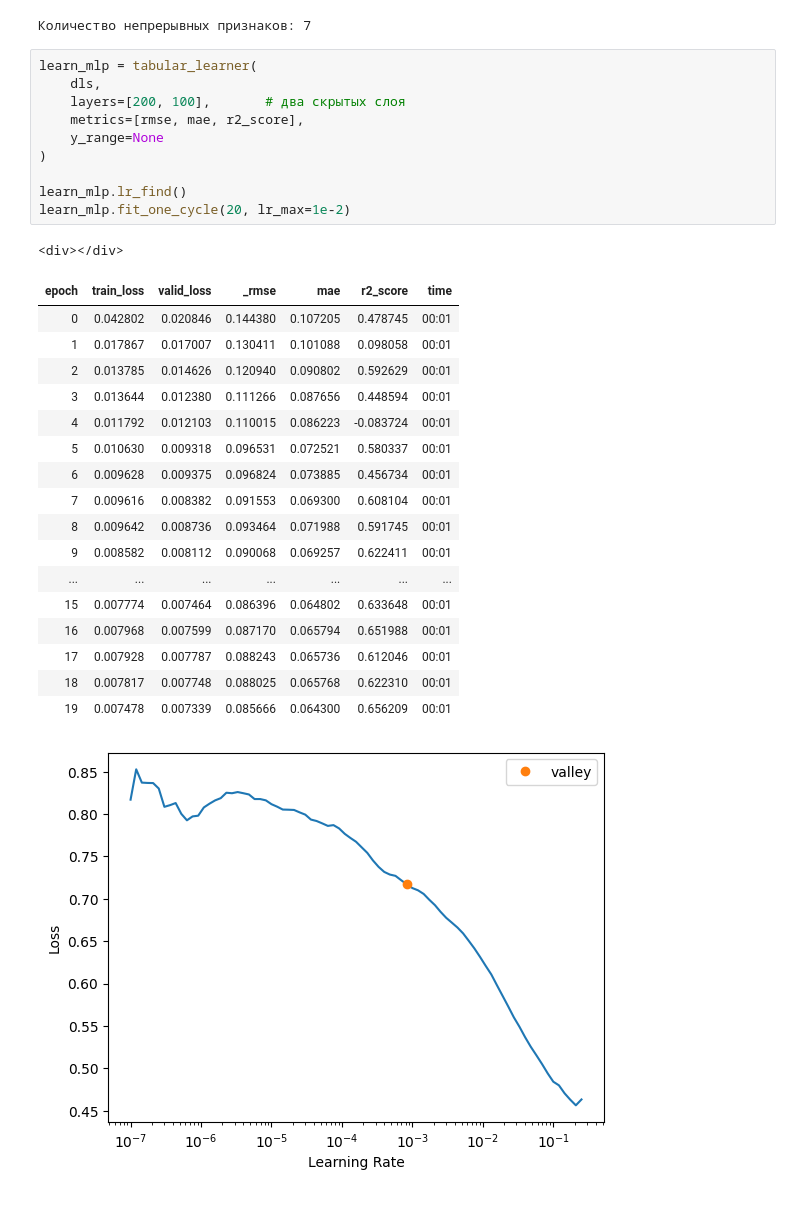
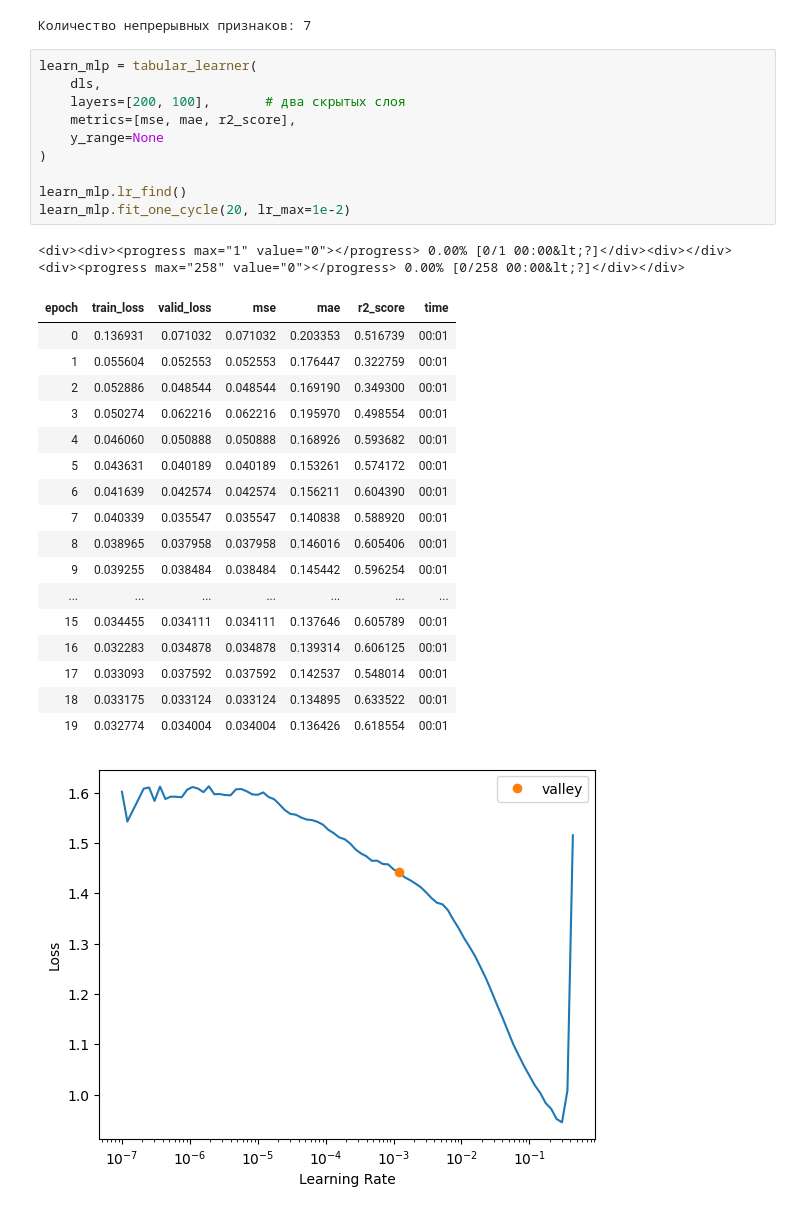
Before and after one commit to Dima1803Mel/Magistr-project, a Jupyter notebook: notebooks/california_ml_dl_methods.ipynb, the cells around one changed output. Drawn from its saved outputs; the diff is of its cells as text.

```diff
--- a/notebooks/california_ml_dl_methods.ipynb
+++ b/notebooks/california_ml_dl_methods.ipynb
@@ -363,30 +365,30 @@ print(f"Количество непрерывных признаков: {len(dls
 # %%
 learn_mlp = tabular_learner(
     dls,
     layers=[200, 100],       # два скрытых слоя
-    metrics=[rmse, mae, r2_score],
+    metrics=[mse, mae, r2_score],
     y_range=None
 )
 
 learn_mlp.lr_find()
 learn_mlp.fit_one_cycle(20, lr_max=1e-2)
 # %% [output]
-<div></div>
+<div><div><progress max="1" value="0"></progress> 0.00% [0/1 00:00&lt;?]</div><div></div><div><progress max="258" value="0"></progress> 0.00% [0/258 00:00&lt;?]</div></div>
-| epoch | train_loss | valid_loss | _rmse | mae | r2_score | time |
-| 0 | 0.042802 | 0.020846 | 0.144380 | 0.107205 | 0.478745 | 00:01 |
-| 1 | 0.017867 | 0.017007 | 0.130411 | 0.101088 | 0.098058 | 00:01 |
-| 2 | 0.013785 | 0.014626 | 0.120940 | 0.090802 | 0.592629 | 00:01 |
-| 3 | 0.013644 | 0.012380 | 0.111266 | 0.087656 | 0.448594 | 00:01 |
-| 4 | 0.011792 | 0.012103 | 0.110015 | 0.086223 | -0.083724 | 00:01 |
-| 5 | 0.010630 | 0.009318 | 0.096531 | 0.072521 | 0.580337 | 00:01 |
-| 6 | 0.009628 | 0.009375 | 0.096824 | 0.073885 | 0.456734 | 00:01 |
-| 7 | 0.009616 | 0.008382 | 0.091553 | 0.069300 | 0.608104 | 00:01 |
-| 8 | 0.009642 | 0.008736 | 0.093464 | 0.071988 | 0.591745 | 00:01 |
-| 9 | 0.008582 | 0.008112 | 0.090068 | 0.069257 | 0.622411 | 00:01 |
+| epoch | train_loss | valid_loss | mse | mae | r2_score | time |
+| 0 | 0.136931 | 0.071032 | 0.071032 | 0.203353 | 0.516739 | 00:01 |
+| 1 | 0.055604 | 0.052553 | 0.052553 | 0.176447 | 0.322759 | 00:01 |
+| 2 | 0.052886 | 0.048544 | 0.048544 | 0.169190 | 0.349300 | 00:01 |
+| 3 | 0.050274 | 0.062216 | 0.062216 | 0.195970 | 0.498554 | 00:01 |
+| 4 | 0.046060 | 0.050888 | 0.050888 | 0.168926 | 0.593682 | 00:01 |
+| 5 | 0.043631 | 0.040189 | 0.040189 | 0.153261 | 0.574172 | 00:01 |
+| 6 | 0.041639 | 0.042574 | 0.042574 | 0.156211 | 0.604390 | 00:01 |
+| 7 | 0.040339 | 0.035547 | 0.035547 | 0.140838 | 0.588920 | 00:01 |
+| 8 | 0.038965 | 0.037958 | 0.037958 | 0.146016 | 0.605406 | 00:01 |
+| 9 | 0.039255 | 0.038484 | 0.038484 | 0.145442 | 0.596254 | 00:01 |
 | ... | ... | ... | ... | ... | ... | ... |
-| 15 | 0.007774 | 0.007464 | 0.086396 | 0.064802 | 0.633648 | 00:01 |
-| 16 | 0.007968 | 0.007599 | 0.087170 | 0.065794 | 0.651988 | 00:01 |
-| 17 | 0.007928 | 0.007787 | 0.088243 | 0.065736 | 0.612046 | 00:01 |
-| 18 | 0.007817 | 0.007748 | 0.088025 | 0.065768 | 0.622310 | 00:01 |
-| 19 | 0.007478 | 0.007339 | 0.085666 | 0.064300 | 0.656209 | 00:01 |
+| 15 | 0.034455 | 0.034111 | 0.034111 | 0.137646 | 0.605789 | 00:01 |
+| 16 | 0.032283 | 0.034878 | 0.034878 | 0.139314 | 0.606125 | 00:01 |
+| 17 | 0.033093 | 0.037592 | 0.037592 | 0.142537 | 0.548014 | 00:01 |
+| 18 | 0.033175 | 0.033124 | 0.033124 | 0.134895 | 0.633522 | 00:01 |
+| 19 | 0.032774 | 0.034004 | 0.034004 | 0.136426 | 0.618554 | 00:01 |
-[figure, old version]
+[figure, new version]
```
Also changed, not shown: parts of 4 cells of this notebook, 7 other files.
